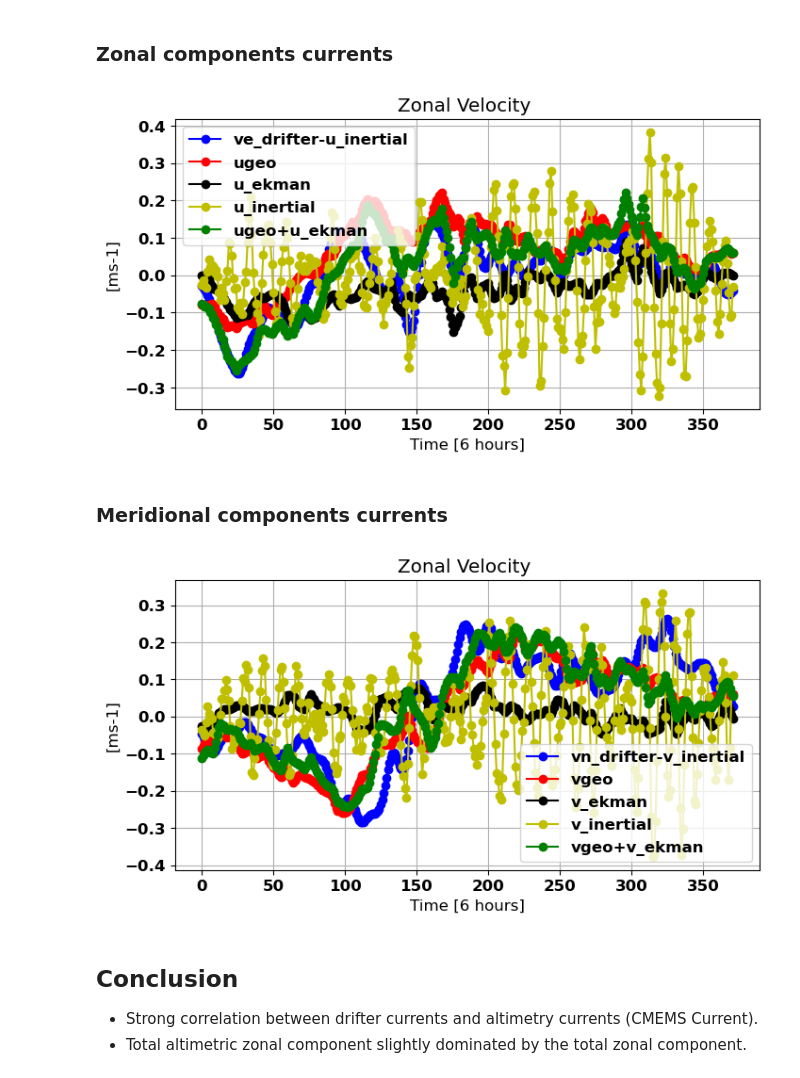
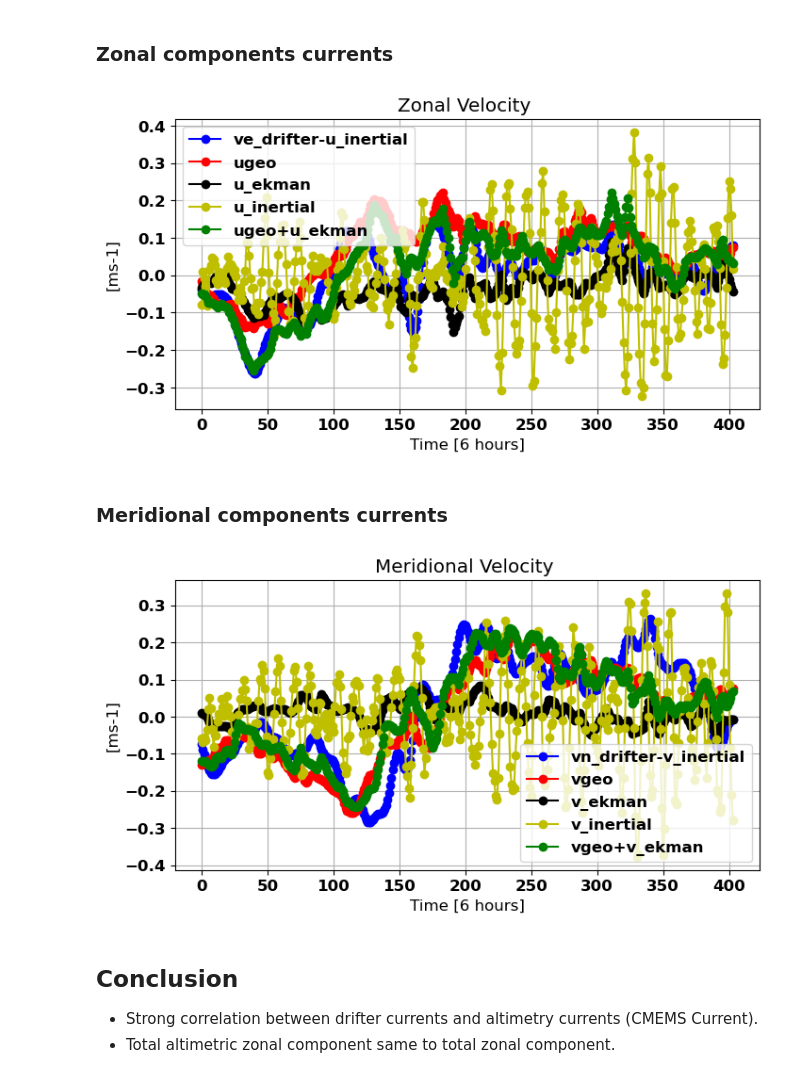
Before and after one commit to Julio-Leonel-Donfack/Courants-Derivants-Cmems, a Jupyter notebook: Module_Swot/4-courant-combine-drifter-plus-cmems.ipynb, the cells around one changed output. Saved outputs shown, nothing was run; the diff lists cells and outputs as text; code cells hidden in the pictures.

```diff
--- a/Module_Swot/4-courant-combine-drifter-plus-cmems.ipynb
+++ b/Module_Swot/4-courant-combine-drifter-plus-cmems.ipynb
@@ -57,7 +57,7 @@ from scipy.stats import pearsonr
 # %% [markdown]
 ## Read Drifter Data
 # %%
-fn='./drifter_6hour_qc_dc77_616f_005e_U1720625851189.nc';
+fn='./drifter_6hour_qc_c452_ec74_11dc_U1720711192841.nc';
 ds=xr.open_dataset(fn);
 # %% [markdown]
 ## Extract Coordinates and Variables
@@ -99,7 +84,6 @@ df
 # %% [markdown]
 ## Selecting Drifter Data
 # %%
-# Test: Our selected drifter has 813 observations.
+# Test: Our selected drifter has 372 observations.
 
-df_1 = df[20863:21235]
-df_1
+df_1 = df[22657:23061]
@@ -159,11 +114,9 @@ df_2
 # %%
 # Loading drifting buoy data from the DataFrame
 df_bouees = df_2
-# Suppose your DataFrame contains columns 'time', 'latitude', and 'longitude'
 
 # Loading satellite data from the netCDF file
-ds_satellitaires = xr.open_dataset('cmems_obs_mob_glo_phy-cur_my_0.25deg_P1D-m_1720626101580.nc')
-# Suppose your satellite data is stored in variables called 'ugosa' and 'vgosa'
+ds_satellitaires = xr.open_dataset('ugos_vgos.nc')
 
 # Extracting satellite current data for the same spatial and temporal positions as the buoys
 latitudes = df_bouees['latitude']
@@ -190,12 +143,9 @@ for i in range(len(df_bouees)):
 # %%
 # Loading drifting buoy data from the DataFrame
 df_bouees = df_2
-# Suppose your DataFrame contains columns 'time', 'latitude', and 'longitude'
 
 # Loading satellite wind data from the netCDF file
-ds_ek = xr.open_dataset('cmems_obs_mob_glo_phy-cur_my_0.25deg_P1D-m_1720625858521.nc')
-
-# Suppose your satellite wind data is stored in variables called 'eastward_wind' and 'northward_wind'
+ds_ek = xr.open_dataset('ue_ve.nc')
 
 # Extracting satellite wind data for the same spatial and temporal positions as the buoys
 latitudes = df_bouees['latitude']
@@ -696,31 +613,31 @@ plt.xlabel('Time [6 hours]')
 plt.ylabel('[ms-1]')
 plt.grid(True)
 plt.legend()
-plt.savefig("fig25 mode.png")
+plt.savefig("fig29 mode.png")
 plt.show()
 # %% [output]
-[figure, old version]
+[figure, new version]
 # %% [markdown]
 ### Meridional components currents
 # %%
 # Tracer le graphique
 plt.figure(figsize=(8, 4))
 plt.plot(vn_filter_Han, marker='o', linestyle='-', color='blue',label='vn_drifter-v_inertial')
 plt.plot(satellitaires_courant_v,marker='o', linestyle='-', color='red',label='vgeo')
 plt.plot(satellite_ve,marker='o', linestyle='-', color='k',label='v_ekman')
 plt.plot(df_2['vn']-vn_filter_Han, marker='o', linestyle='-', color='y',label='v_inertial')
 plt.plot(dF['v_total'],marker='o', linestyle='-', color='g',label='vgeo+v_ekman')
 
-plt.title('Zonal Velocity ')
+plt.title('Meridional Velocity ')
 plt.xlabel('Time [6 hours]')
 plt.ylabel('[ms-1]')
 plt.grid(True)
 plt.legend()
-plt.savefig("fig26 mode.png")
+plt.savefig("fig30 mode.png")
 plt.show()
 # %% [output]
-[figure, old version]
+[figure, new version]
 # %% [markdown]
 ## Conclusion
 -  Strong correlation between drifter currents and altimetry currents (CMEMS Current).
--  Total altimetric zonal component slightly dominated by the total zonal component.
+-  Total altimetric zonal component  same to total zonal component.
```
Also changed, not shown: parts of 32 cells of this notebook, 2 other files.
